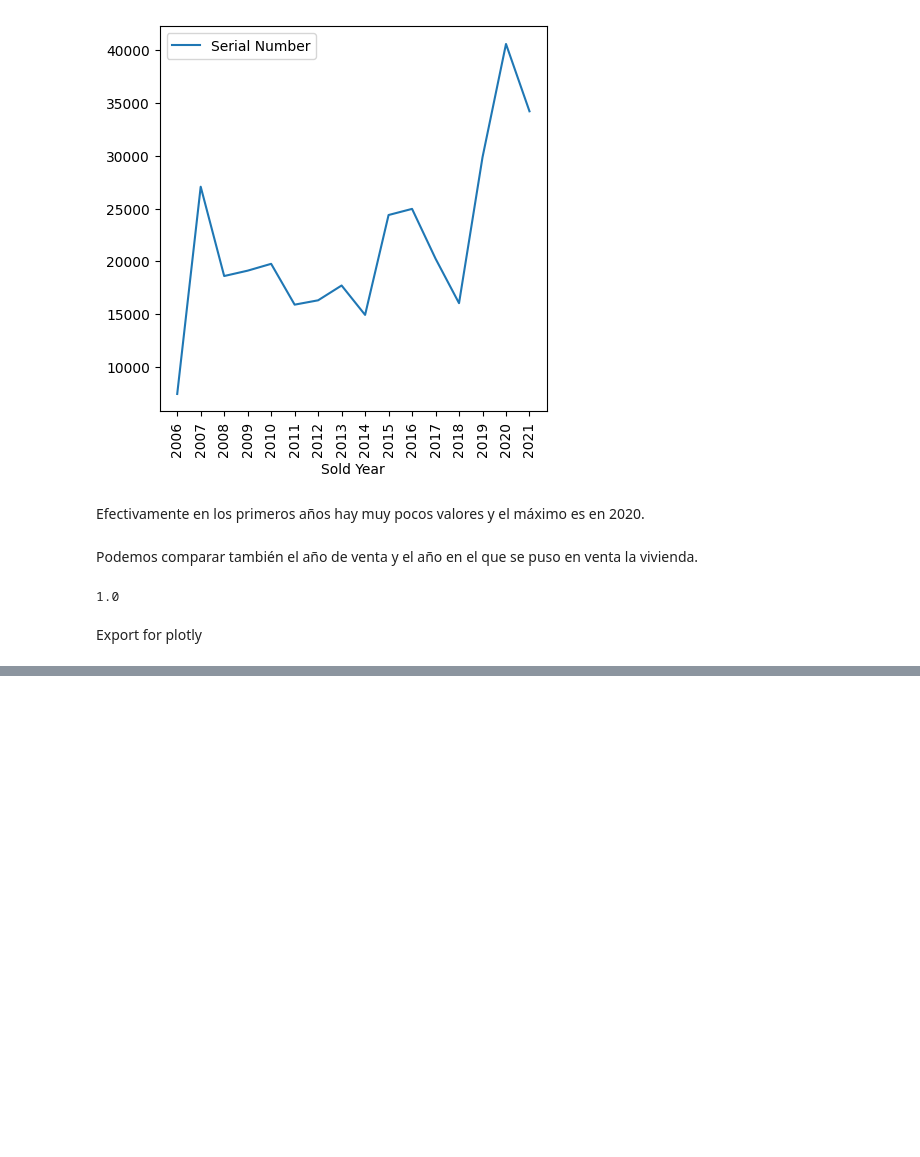
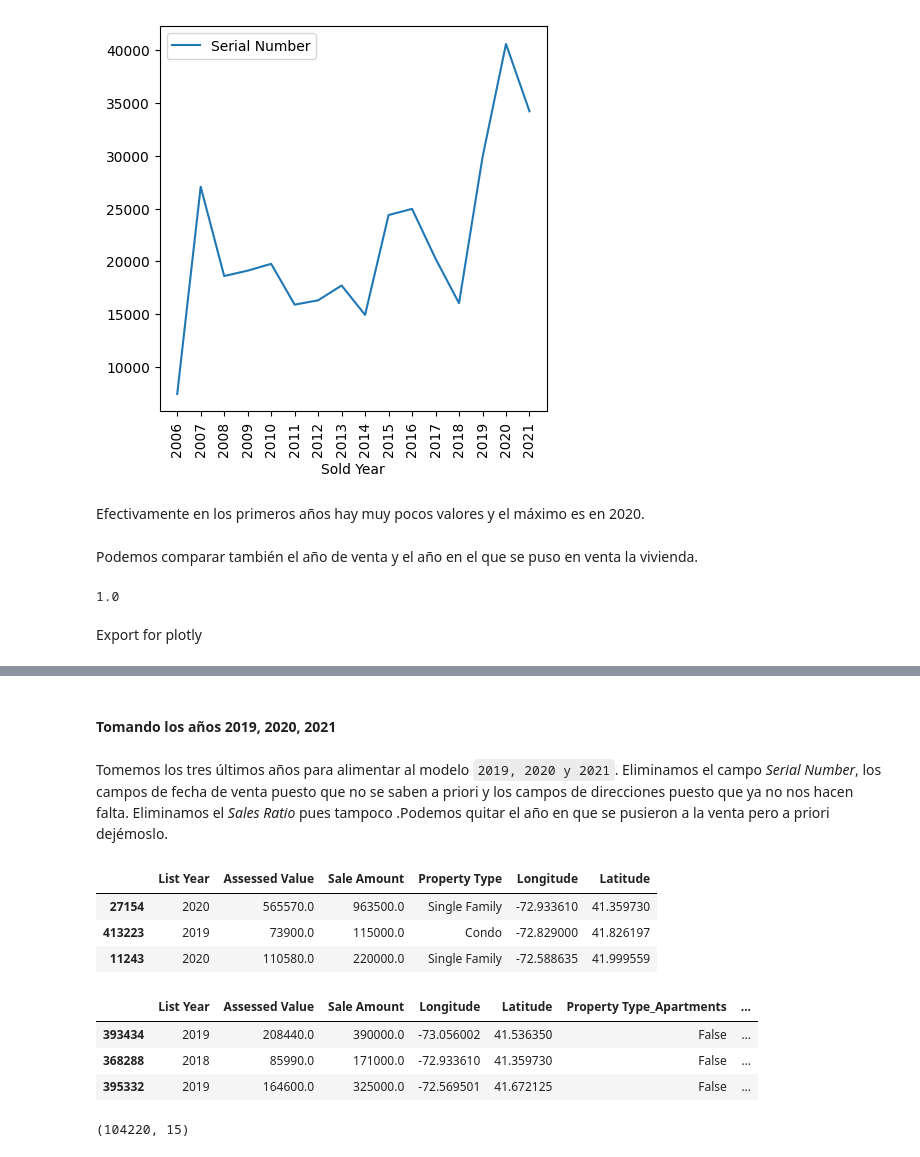
Before and after one commit to emichester/01MIAR_trabajo_final, a Jupyter notebook: Analisis/20230524_Real_State.ipynb, the cells around one changed output, grey strips where cells are left out. Cells and saved outputs as stored; diff of their text form; code cells hidden in the pictures; blank space fills up the shorter version.

```diff
--- a/Analisis/20230524_Real_State.ipynb
+++ b/Analisis/20230524_Real_State.ipynb
@@ -636,0 +753,27 @@ ffdata.to_parquet('datos_para_plotly')
+# %% [markdown]
+#### Tomando los años 2019, 2020, 2021
+# %% [markdown]
+Tomemos los tres últimos años para alimentar al modelo `2019, 2020 y 2021`. Eliminamos el campo _Serial Number_, los campos de fecha de venta puesto que no se saben a priori y los campos de direcciones puesto que ya no nos hacen falta. Eliminamos el _Sales Ratio_ pues tampoco .Podemos quitar el año en que se pusieron a la venta pero a priori dejémoslo.
+# %%
+mask=(ffdata['Sold Year']==2019)|(ffdata['Sold Year']==2020)|(ffdata['Sold Year']==2021)
+dataset = ffdata[mask].drop(['Serial Number','Date Recorded', 'Town', 'Address',
+              'Sales Ratio','Full Address', 'Sold Year', 'Sold Month','Sold Day'], axis=1)
+dataset.sample(3)
+# %% [output]
+|  | List Year | Assessed Value | Sale Amount | Property Type | Longitude | Latitude |
+| 27154 | 2020 | 565570.0 | 963500.0 | Single Family | -72.933610 | 41.359730 |
+| 413223 | 2019 | 73900.0 | 115000.0 | Condo | -72.829000 | 41.826197 |
+| 11243 | 2020 | 110580.0 | 220000.0 | Single Family | -72.588635 | 41.999559 |
+# %%
+# dataset = pd.get_dummies(ffdata)
+dataset = pd.get_dummies(dataset)
+display(dataset.sample(3))
+# %% [output]
+|  | List Year | Assessed Value | Sale Amount | Longitude | Latitude | Property Type_Apartments | ... |
+| 393434 | 2019 | 208440.0 | 390000.0 | -73.056002 | 41.536350 | False | ... |
+| 368288 | 2018 | 85990.0 | 171000.0 | -72.933610 | 41.359730 | False | ... |
+| 395332 | 2019 | 164600.0 | 325000.0 | -72.569501 | 41.672125 | False | ... |
+# %%
+dataset.shape
+# %% [output]
+(104220, 15)
```
Also changed, not shown: parts of 33 cells of this notebook.
